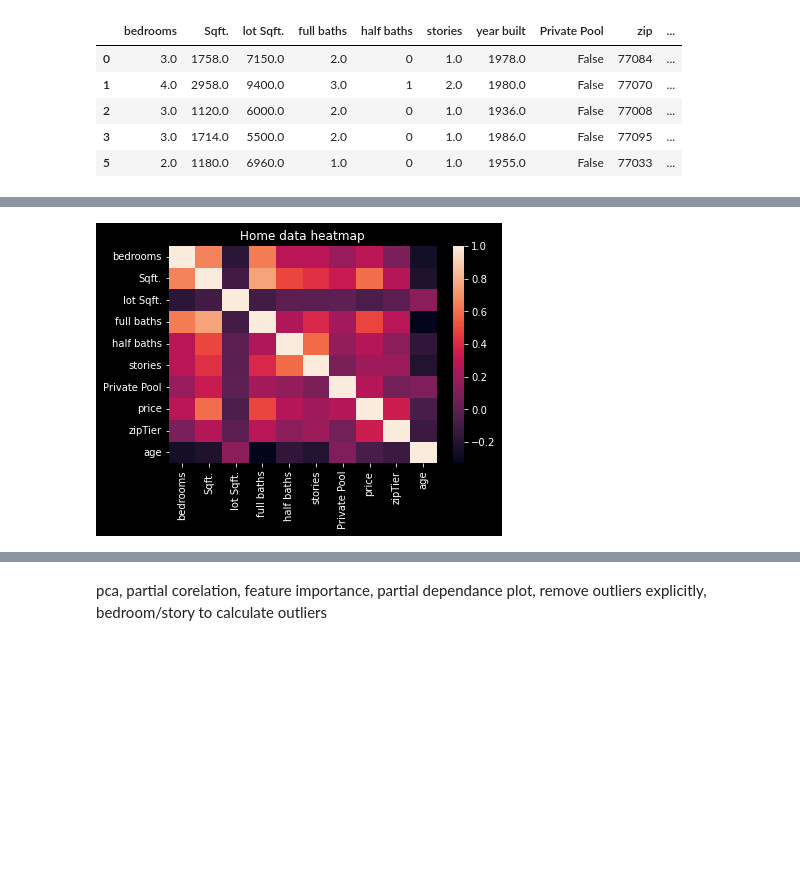
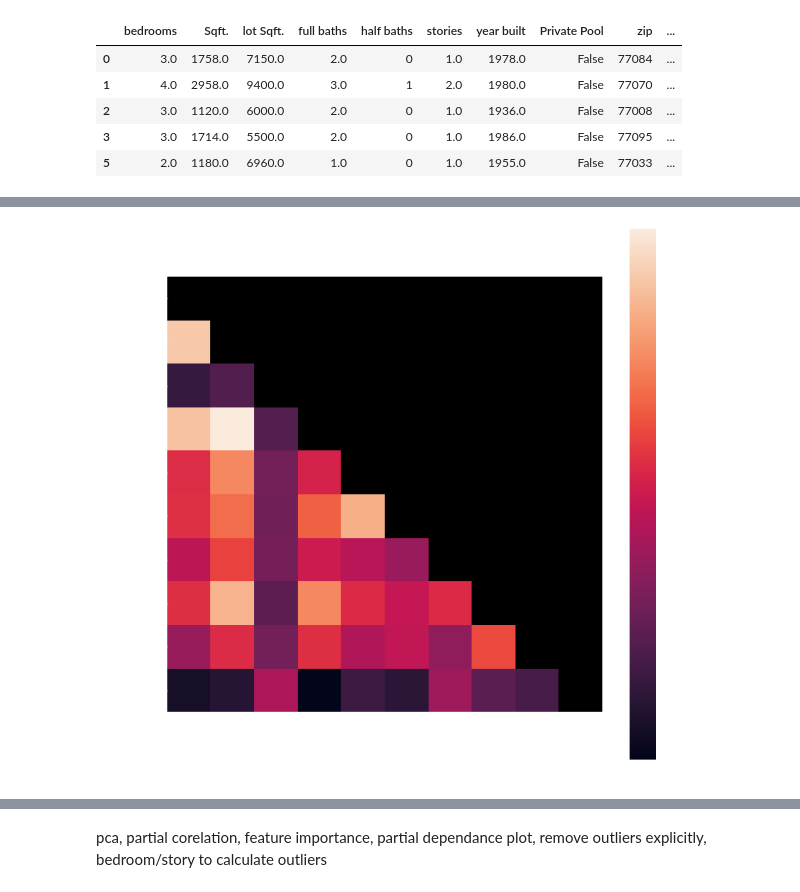
Before and after one commit to cgholt/data_portfolio, a Jupyter notebook: realestate_ml/models/EDA_and_feat_eng.ipynb, the cells around one changed output, grey strips where cells are left out. Cells and saved outputs as stored; diff of their text form; code cells hidden in the pictures; blank space fills up the shorter version.

```diff
--- a/realestate_ml/models/EDA_and_feat_eng.ipynb
+++ b/realestate_ml/models/EDA_and_feat_eng.ipynb
@@ -105,12 +96,16 @@ plt.show()
 # %%
 corr = data.corr()
+mask = np.zeros_like(corr)
+mask[np.triu_indices_from(mask)] = True
+f, ax = plt.subplots(figsize=(10, 10))
 
 sns.heatmap(corr,
-        xticklabels=corr.columns,
-        yticklabels=corr.columns).set_title('Home data heatmap')
+        mask=mask,
+        yticklabels=corr.columns,
+        square=True).set_title('Home data heatmap')
 plt.show()
 # %% [output]
-[figure, old version]
+[figure, new version]
 # %%
 cols = ['bedrooms', 'Sqft.', 'lot Sqft.', 'full baths', 'half baths', 'stories', 'age']
 fig, axes = plt.subplots(4, 2, figsize=(15, 20))
```
Also changed, not shown: parts of 5 cells of this notebook, 2 other files.
